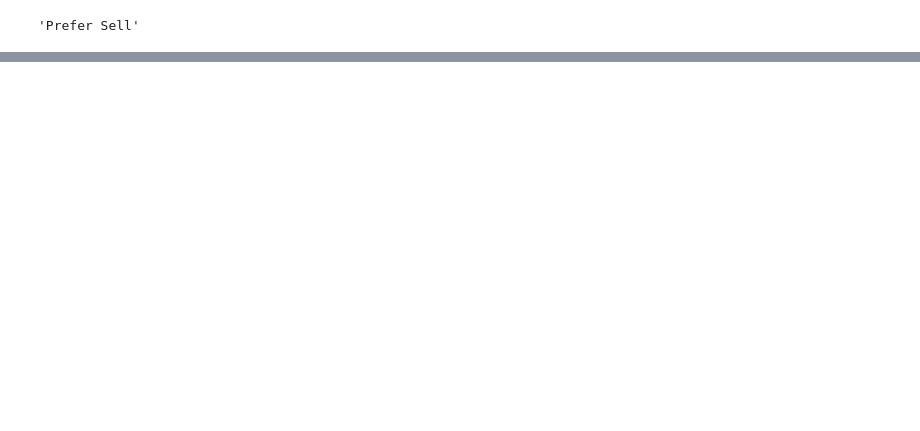
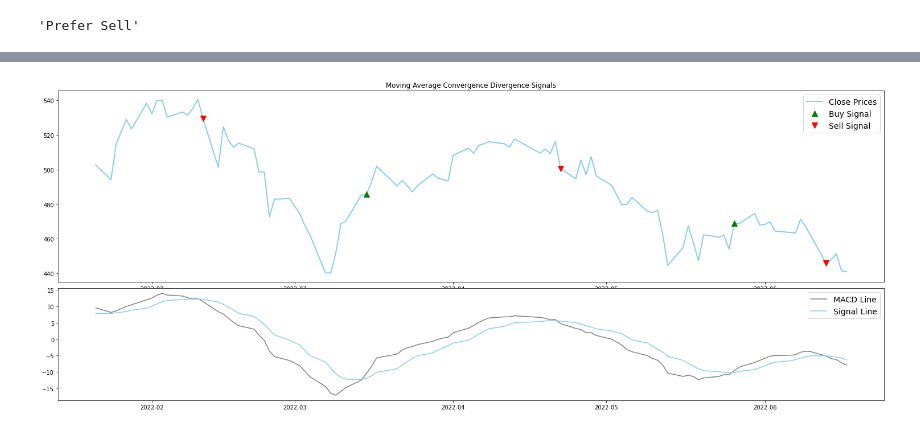
Before and after one commit to Naveen-004/Mini-Project, a Jupyter notebook: test.ipynb, the cells around one changed output, grey strips where cells are left out. Cells and saved outputs as stored; diff of their text form; code cells hidden in the pictures; blank space fills up the shorter version.

```diff
--- a/test.ipynb
+++ b/test.ipynb
@@ -112,7 +48,0 @@ len(bbl), len(bbh)
-# %%
-shortema = df.Close.ewm(span=46, min_periods=12, adjust=False).mean()
-longema = df.Close.ewm(span=52, min_periods=26, adjust= False).mean()
-MACD = shortema - longema
-signal = MACD.ewm(span=5, min_periods=9).mean()
-MACD[-50:].plot(figsize=(20,6), color='blue')
-signal[-50:].plot(figsize=(20,6), color='red')
@@ -172,0 +164,72 @@ relative_strength_index(df, rsi)
+# %%
+def get_macd(price, slow = 26, fast = 12, smooth = 9):
+    exp1 = price.ewm(span = fast, adjust = False).mean()
+    exp2 = price.ewm(span = slow, adjust = False).mean()
+    macd = pd.DataFrame(exp1 - exp2).rename(columns = {'Close':'macd'})
+    signal = pd.DataFrame(macd.ewm(span = smooth, adjust = False).mean()).rename(columns = {'macd':'signal'})
+    hist = pd.DataFrame(macd['macd'] - signal['signal']).rename(columns = {0:'hist'})
+    frames =  [macd, signal, hist]
+    df = pd.concat(frames, join = 'inner', axis = 1)
+    return df
+
+
+df_macd = get_macd(df['Close'])
+
+def macd_strategy(prices, data):
+    buy_price = []
+    sell_price = []
+    macd_signal = []
+    signal = 0
+
+    for i in range(len(data)):
+        if data['macd'][i] > data['signal'][i]:
+            if signal != 1:
+                buy_price.append(prices[i])
+                sell_price.append(np.nan)
+                signal = 1
+                macd_signal.append(signal)
+            else:
+                buy_price.append(np.nan)
+                sell_price.append(np.nan)
+                macd_signal.append(0)
+        elif data['macd'][i] < data['signal'][i]:
+            if signal != -1:
+                buy_price.append(np.nan)
+                sell_price.append(prices[i])
+                signal = -1
+                macd_signal.append(signal)
+            else:
+                buy_price.append(np.nan)
+                sell_price.append(np.nan)
+                macd_signal.append(0)
+        else:
+            buy_price.append(np.nan)
+            sell_price.append(np.nan)
+            macd_signal.append(0)
+
+    return buy_price, sell_price, macd_signal
+
+buy_price, sell_price, macd_signal = macd_strategy(df['Close'], df_macd)
+
+plt.figure(figsize=(26,10))
+ax1 = plt.subplot2grid((8,1), (0,0), rowspan = 5, colspan = 1)
+ax2 = plt.subplot2grid((8,1), (5,0), rowspan = 3, colspan = 1)
+
+ax1.plot(df['Close'][-100:], color = 'skyblue', linewidth = 2, label = 'Close Prices')
+ax1.plot(df.index[-100:], buy_price[-100:], marker = '^', color = 'green', markersize = 10, label = 'Buy Signal', linewidth = 0)
+ax1.plot(df.index[-100:], sell_price[-100:], marker = 'v', color = 'r', markersize = 10, label = 'Sell Signal', linewidth = 0)
+ax1.legend(fontsize = 14)
+ax1.set_title('Moving Average Convergence Divergence Signals')
+ax2.plot(df_macd['macd'][-100:], color = 'grey', linewidth = 1.5, label = 'MACD Line')
+ax2.plot(df_macd['signal'][-100:], color = 'skyblue', linewidth = 1.5, label = 'Signal Line')
+plt.legend(loc = 'upper right', fontsize = 14)
+plt.show()
+
+# for i in range(len(df_macd[-100:])):
+
+#     if str(df_macd['hist'][:len(df_macd)-i])[0] == '-':
+#         ax2.bar(df_macd.index[len(df_macd)-i], df_macd['hist'][len(df_macd)-i], color = 'green')
+#     else:
+#         ax2.bar(df_macd.index[len(df_macd)-i], df_macd['hist'][len(df_macd)-i], color = 'red')
+# %% [output]
+[figure, added]
```
Also changed, not shown: parts of 19 cells of this notebook, 5 other files.
